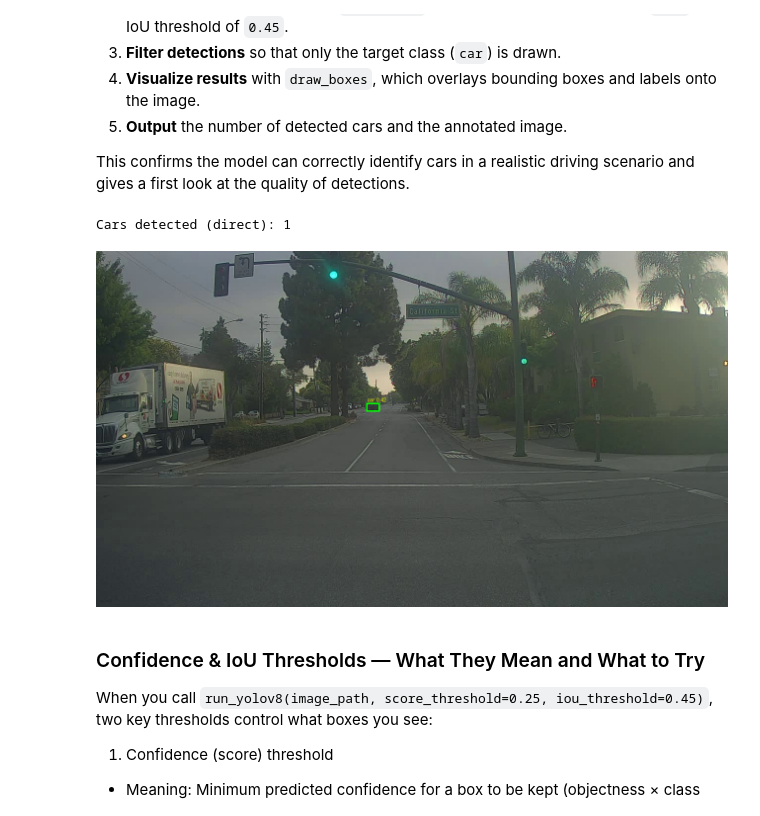
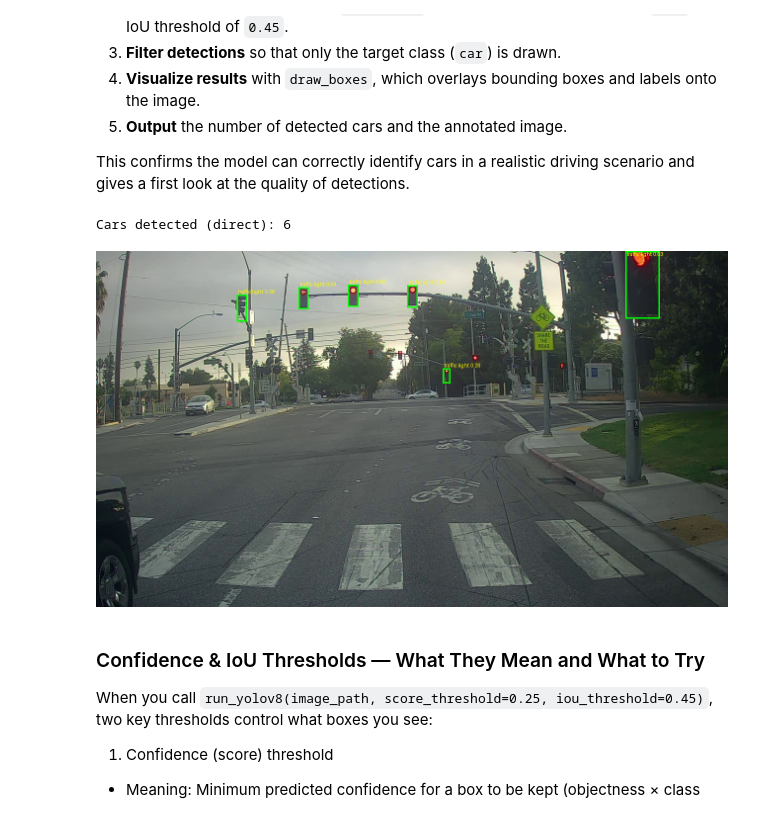
Before and after one commit to ugThaminduD/DL__SE4050__Lab4, a Jupyter notebook: autonomous_driving_application_car_detection.ipynb, the cells around one changed output. Cells and saved outputs as stored; diff of their text form; code cells hidden in the pictures.

```diff
--- a/autonomous_driving_application_car_detection.ipynb
+++ b/autonomous_driving_application_car_detection.ipynb
@@ -304,16 +307,16 @@ Process:
 
 This confirms the model can correctly identify cars in a realistic driving scenario and gives a first look at the quality of detections.
 # %%
-image_path = "/content/content/Lab 4/images/0104.jpg"   # put your test road scene here
+image_path = "/content/content/Lab 4/images/0120.jpg"   # put your test road scene here
 
 # Direct YOLOv8
-boxes, scores, classes = run_yolov8(image_path, score_threshold=0.25, iou_threshold=0.45)
-vis, count = draw_boxes(image_path, boxes, scores, classes, class_names=class_names, wanted_idx=class_names.index("car"))
+boxes, scores, classes = run_yolov8(image_path, score_threshold=0.040, iou_threshold=0.45)
+vis, count = draw_boxes(image_path, boxes, scores, classes, class_names=class_names, wanted_idx=class_names.index("traffic light"))
 print("Cars detected (direct):", count)
 display(vis)
 # %% [output]
-Cars detected (direct): 1
+Cars detected (direct): 6
-[figure, old version]
+[figure, new version]
 # %% [markdown]
 ### Confidence & IoU Thresholds — What They Mean and What to Try
 
```
Also changed, not shown: parts of 5 cells of this notebook.
